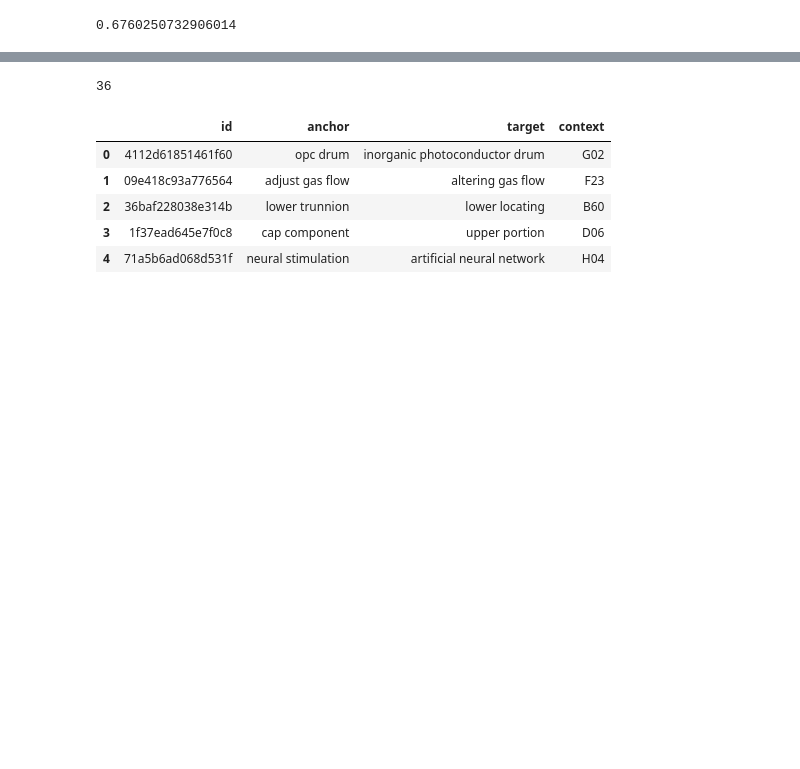
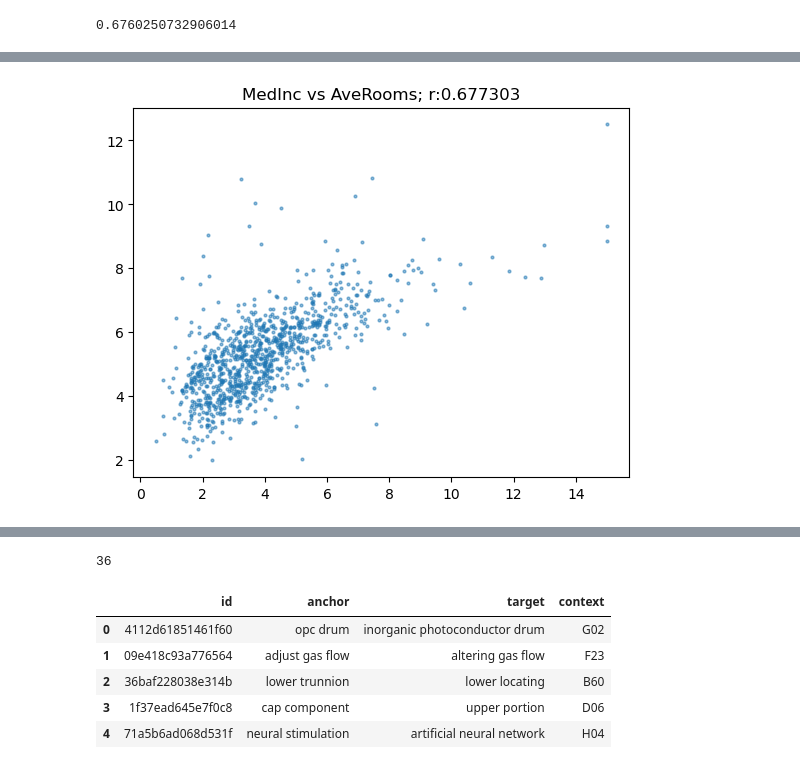
Before and after one commit to twistin/fastai-course, a Jupyter notebook: 04_Lesson/iterate-like-a-grandmaster.ipynb, the cells around one changed output, grey strips where cells are left out. Cells and saved outputs as stored; diff of their text form; code cells hidden in the pictures; blank space fills up the shorter version.

```diff
--- a/04_Lesson/iterate-like-a-grandmaster.ipynb
+++ b/04_Lesson/iterate-like-a-grandmaster.ipynb
@@ -308,0 +350,5 @@ corr(housing.MedInc, housing.MedHouseVal)
+# %%
+subset = housing[housing.AveRooms<15]
+show_corr(subset,'MedInc','AveRooms')
+# %% [output]
+[figure, added]
```
Also changed, not shown: parts of 23 cells of this notebook.
